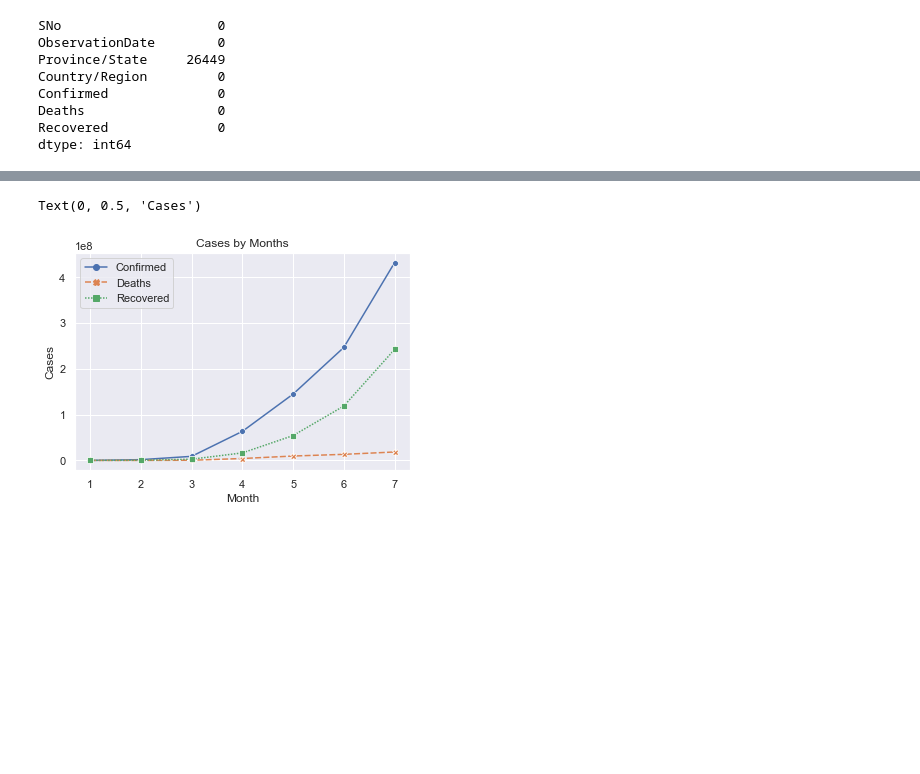
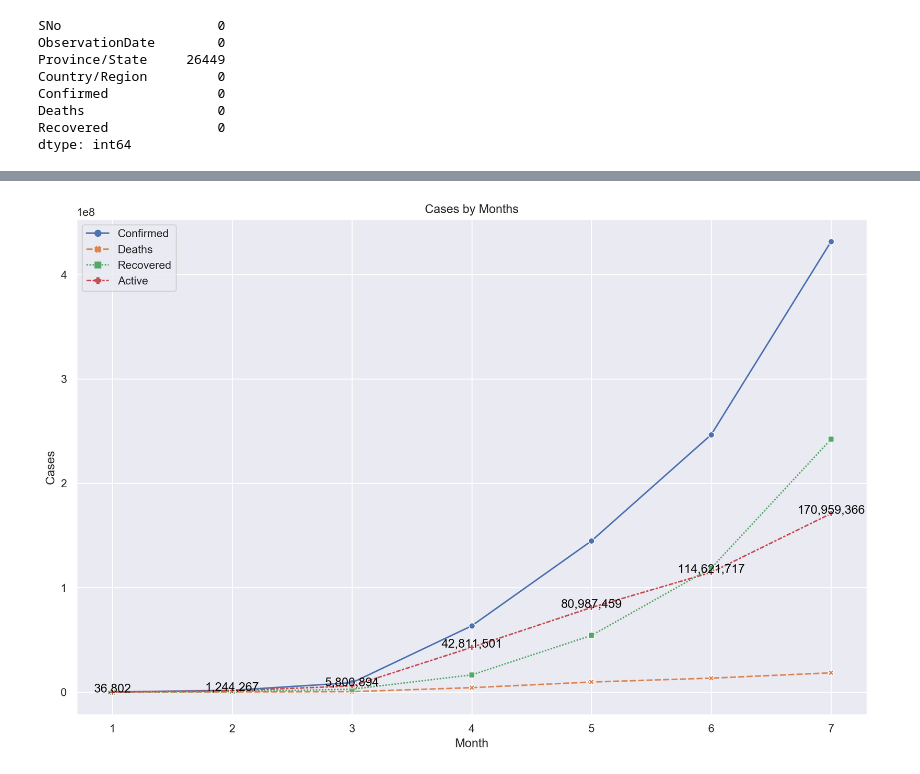
Before and after one commit to Chrisnguyen9979/COVID19_data_analysis, a Jupyter notebook: Covid.ipynb, the cells around one changed output, grey strips where cells are left out. Drawn from its saved outputs; the diff is of its cells as text; code cells hidden in the pictures; blank space fills up the shorter version.

Commit message:
add active columns and drow barplot for active case

```diff
--- a/Covid.ipynb
+++ b/Covid.ipynb
@@ -24,6 +36,3 @@ Confirmed              0
 Deaths                 0
 Recovered              0
 dtype: int64
-# %%
-df['Month'] = df['ObservationDate'].dt.month
-df
@@ -44,2 +39,6 @@ df
+# %%
+#Active Cases
+df['Active'] = df.Confirmed - df.Deaths - df.Recovered
 # %%
-by_months_df = df.groupby('Month')[['Confirmed','Deaths','Recovered']].agg('sum')
+by_months_df = df.groupby(df['ObservationDate'].dt.month)[['Confirmed','Deaths','Recovered','Active']].agg('sum')
+by_months_df
@@ -46,9 +56,11 @@ by_months_df = df.groupby('Month')[['Confirmed','Deaths','Recovered']].agg('sum'
 # %%
+plt.figure(figsize = (14,9),dpi = 200)
 sns.set(style="darkgrid")
-ax = sns.lineplot(hue="logic", style="logic", markers=True,data = by_months_df.iloc[0:-1])
+ax = sns.lineplot(hue="class", style="logic", markers=True,data = by_months_df.iloc[0:-1])
 ax.set_title('Cases by Months')
 ax.set_xlabel('Month')
 ax.set_ylabel('Cases')
+for index, row in by_months_df.iloc[0:-1].iterrows():
+    ax.text(row.name, row.Active,f"{int(row.Active):,}",color='black', ha="center")
 # %% [output]
-Text(0, 0.5, 'Cases')
-[figure, old version]
+[figure, new version]
```
Also changed, not shown: parts of 4 cells of this notebook, 9 other files.
